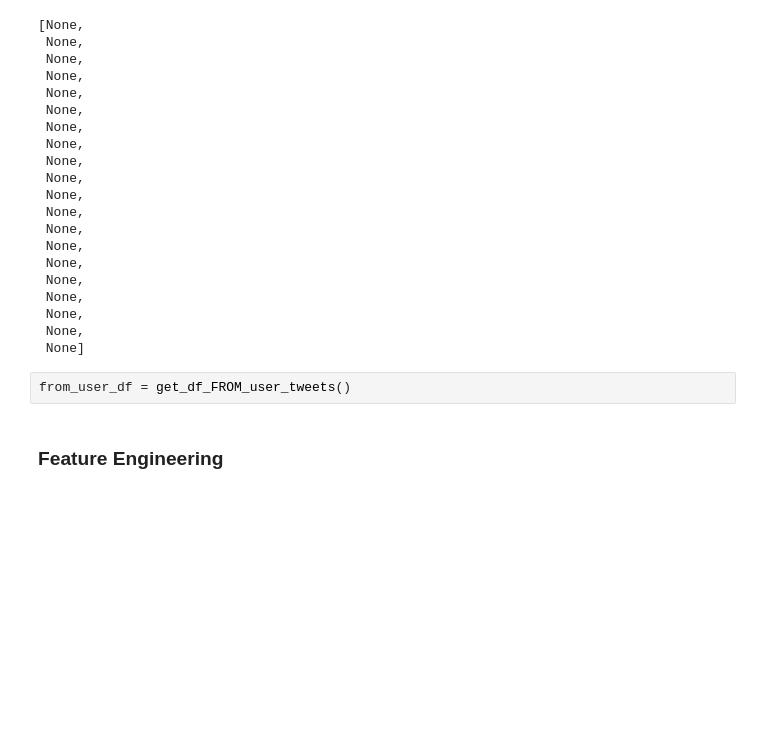
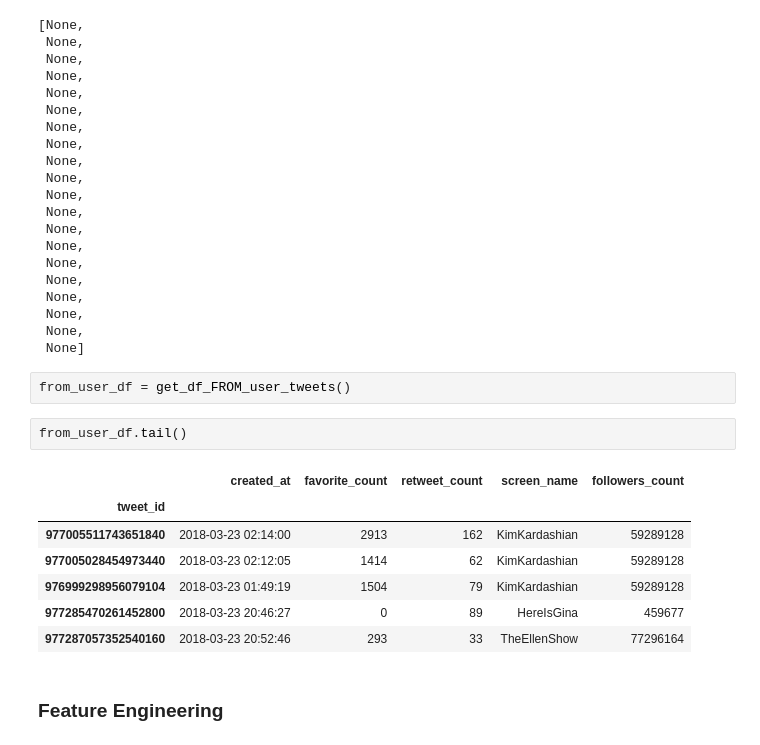
Before and after one commit to ptins/TweekOrTweet, a Jupyter notebook: NextMoves.ipynb, the cells around one changed output. Saved outputs shown, nothing was run; the diff lists cells and outputs as text; blank space fills up the shorter version.

```diff
--- a/NextMoves.ipynb
+++ b/NextMoves.ipynb
@@ -222,6 +221,16 @@ Writing to file for _KrisJStewart
  None]
 # %%
 from_user_df = get_df_FROM_user_tweets()
+# %%
+from_user_df.tail()
+# %% [output]
+|  | created_at | favorite_count | retweet_count | screen_name | followers_count |
+| tweet_id |  |  |  |  |  |
+| 977005511743651840 | 2018-03-23 02:14:00 | 2913 | 162 | KimKardashian | 59289128 |
+| 977005028454973440 | 2018-03-23 02:12:05 | 1414 | 62 | KimKardashian | 59289128 |
+| 976999298956079104 | 2018-03-23 01:49:19 | 1504 | 79 | KimKardashian | 59289128 |
+| 977285470261452800 | 2018-03-23 20:46:27 | 0 | 89 | HereIsGina | 459677 |
+| 977287057352540160 | 2018-03-23 20:52:46 | 293 | 33 | TheEllenShow | 77296164 |
 # %% [markdown]
 ### Feature Engineering
 # %%
```
Also changed, not shown: parts of 2 cells of this notebook, 1 other file.
